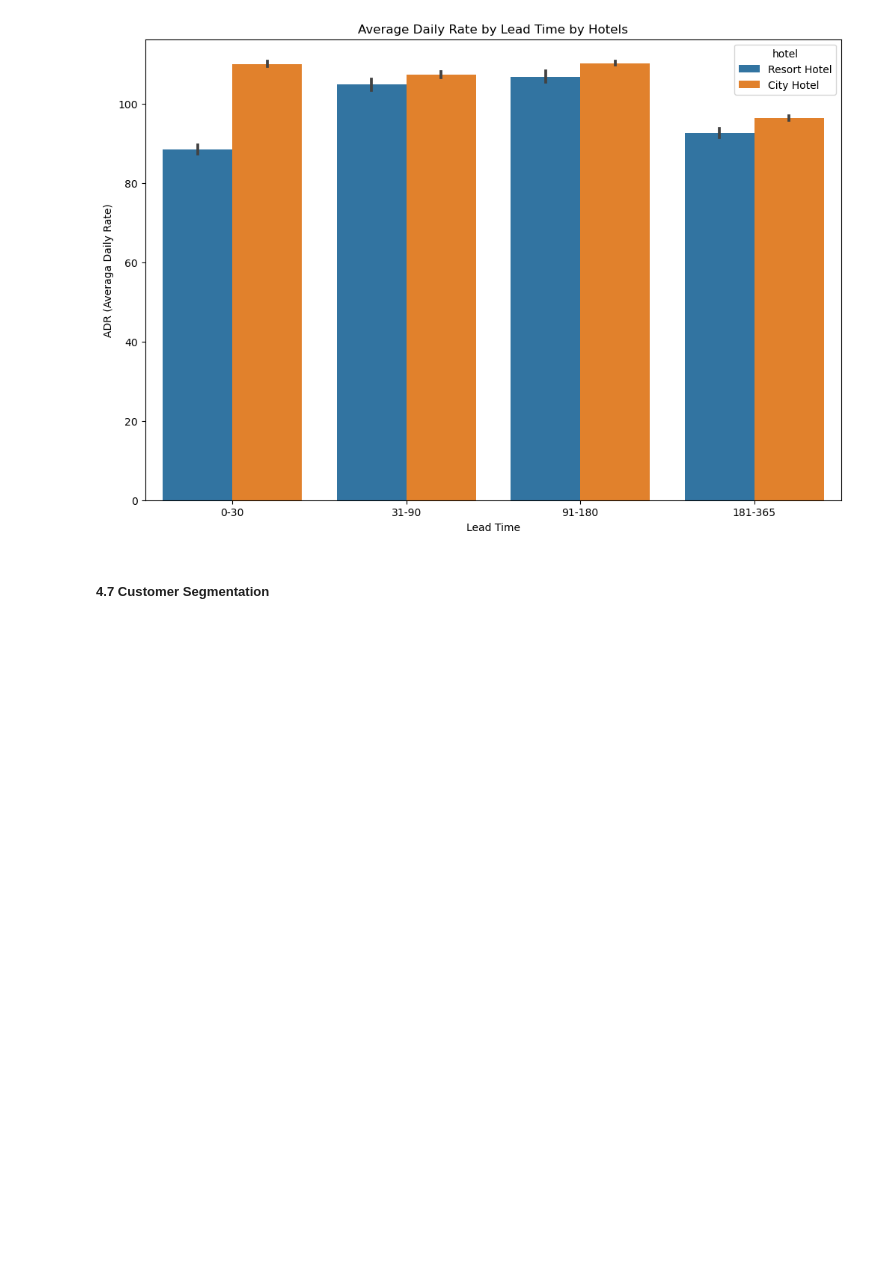
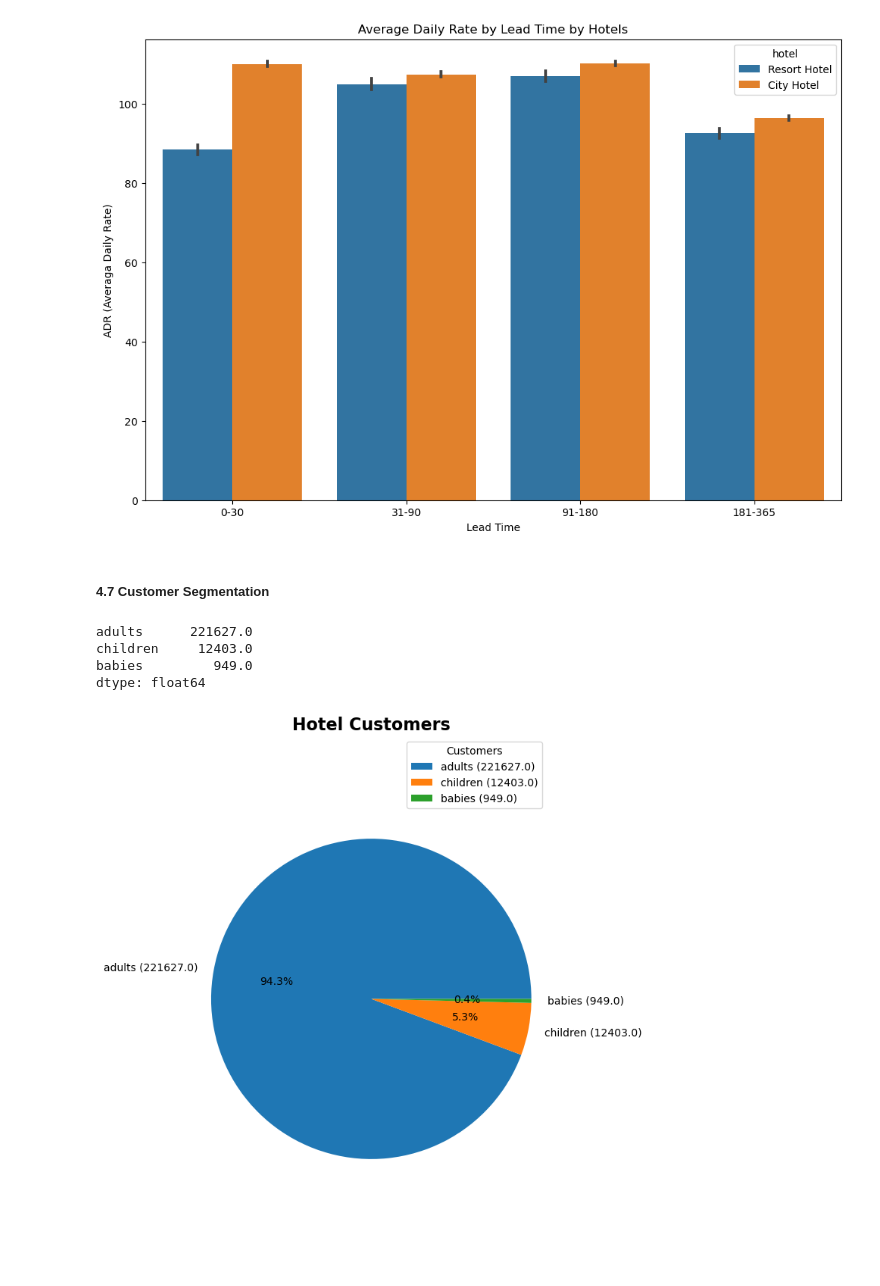
Before and after one commit to nachogalasso/da_python, a Jupyter notebook: hotel_bookings/hb_analysis.ipynb, the cells around one changed output. Saved outputs shown, nothing was run; the diff lists cells and outputs as text; code cells hidden in the pictures; blank space fills up the shorter version.

Commit message:
customer analysis

```diff
--- a/hotel_bookings/hb_analysis.ipynb
+++ b/hotel_bookings/hb_analysis.ipynb
@@ -959,3 +974,30 @@ plt.show()
 [figure]
 # %% [markdown]
 ##### 4.7 Customer Segmentation
+# %%
+customer_count = df_hb[['adults', 'children', 'babies']].sum()
+
+print(customer_count)
+
+# Total and percentage variables to use on our charts
+total_ctmr_count = customer_count.sum()
+ctmr_percentage = (customer_count / total_ctmr_count) * 100
+
+# Using a function to create the labels
+labels = [f'{customer} ({count})' for customer, count in zip(customer_count.index, customer_count)]
+
+# Chart size
+fig, ax = plt.subplots(figsize=(6, 9))
+
+# Chart generation
+plt.pie(customer_count, labels=labels, autopct='%1.1f%%')
+plt.legend(title='Customers', loc='upper right')
+ax.set_title('Hotel Customers', fontsize=16, fontweight='bold')
+plt.axis('equal')
+plt.show()
+# %% [output]
+adults      221627.0
+children     12403.0
+babies         949.0
+dtype: float64
+[figure, added]
```
Also changed, not shown: parts of 13 cells of this notebook.
